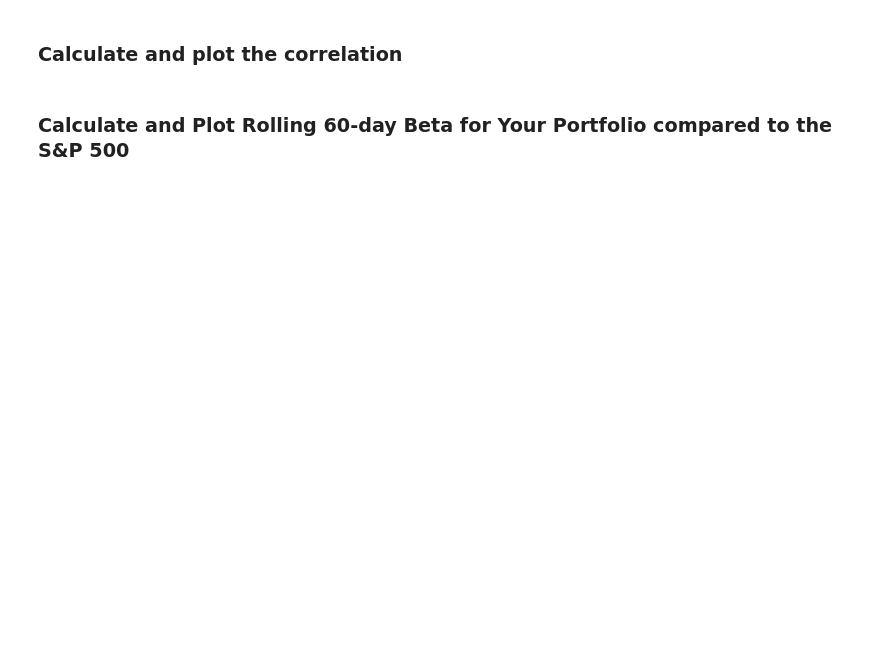
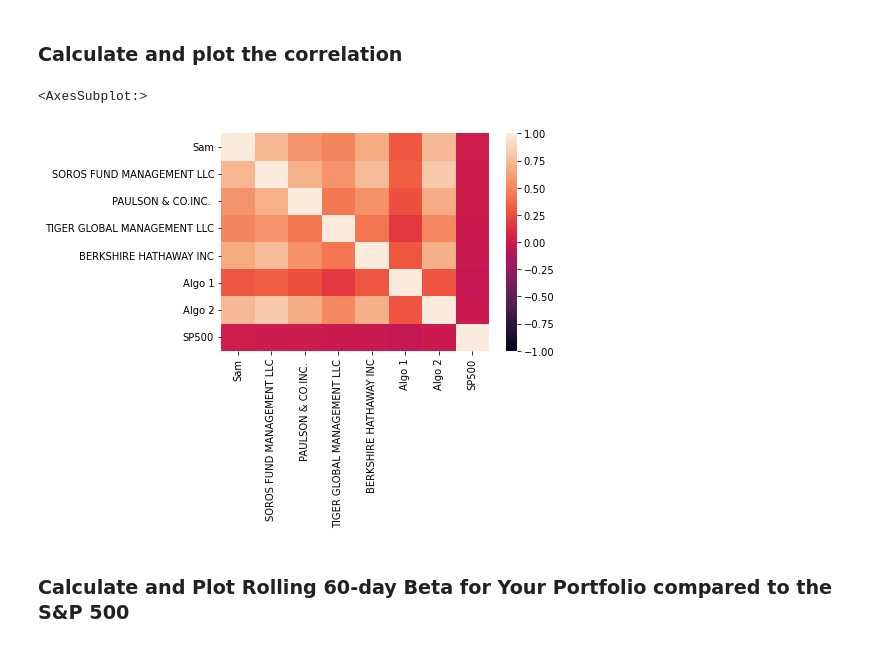
Before and after one commit to spearl7076/Unit4-Homework, a Jupyter notebook: whale_analysis.ipynb, the cells around one changed output. Cells and saved outputs as stored; diff of their text form; code cells hidden in the pictures; blank space fills up the shorter version.

```diff
--- a/whale_analysis.ipynb
+++ b/whale_analysis.ipynb
@@ -464,5 +587,11 @@ weights = [1/3, 1/3, 1/3]
 ### Calculate and plot the correlation
 # %%
 # Calculate and plot the correlation
+correlation_total = total_portfolio.corr()
+# Display de correlation matrix
+sns.heatmap(correlation_total, vmin=-1, vmax=1)
+# %% [output]
+<AxesSubplot:>
+[figure, added]
 # %% [markdown]
 ### Calculate and Plot Rolling 60-day Beta for Your Portfolio compared to the S&P 500
```
Also changed, not shown: parts of 25 cells of this notebook, 3 other files.
